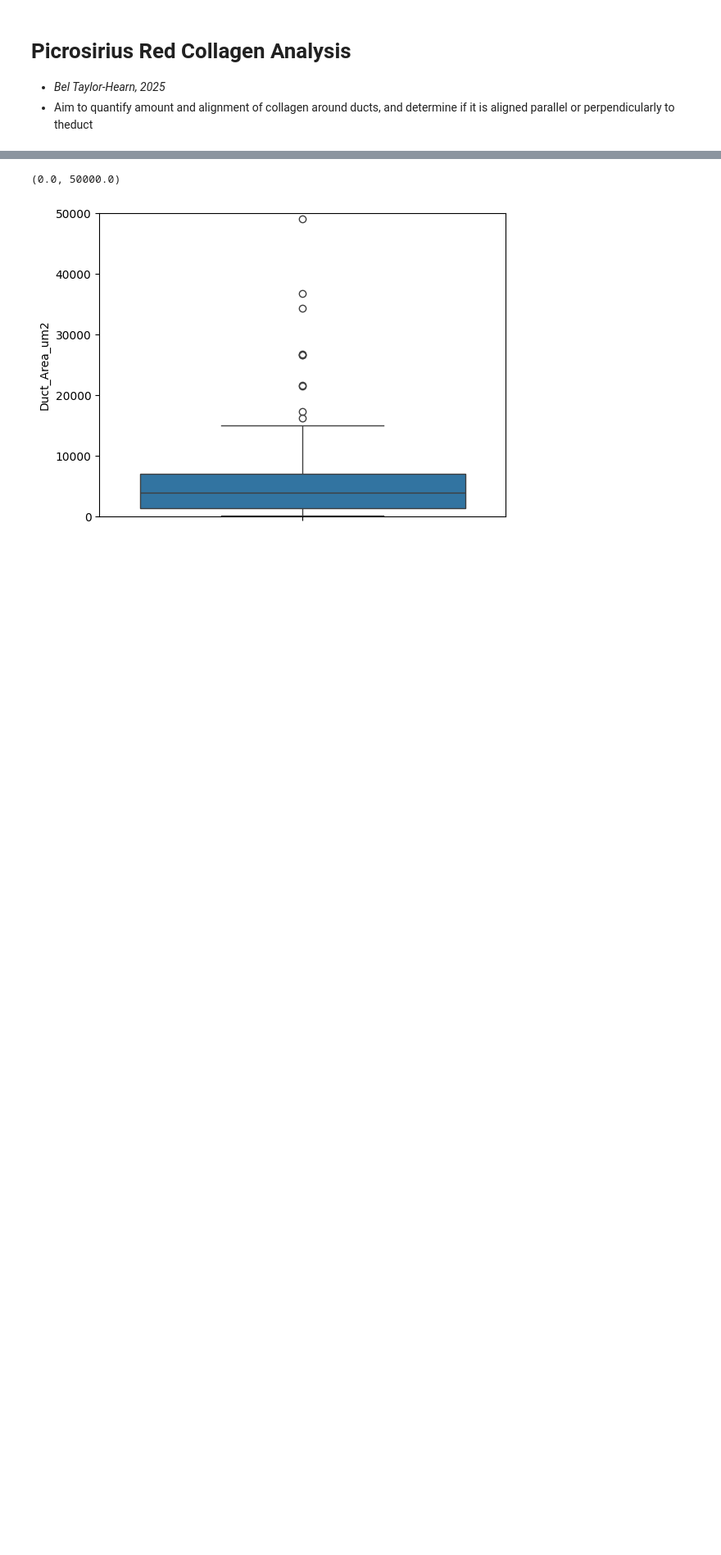
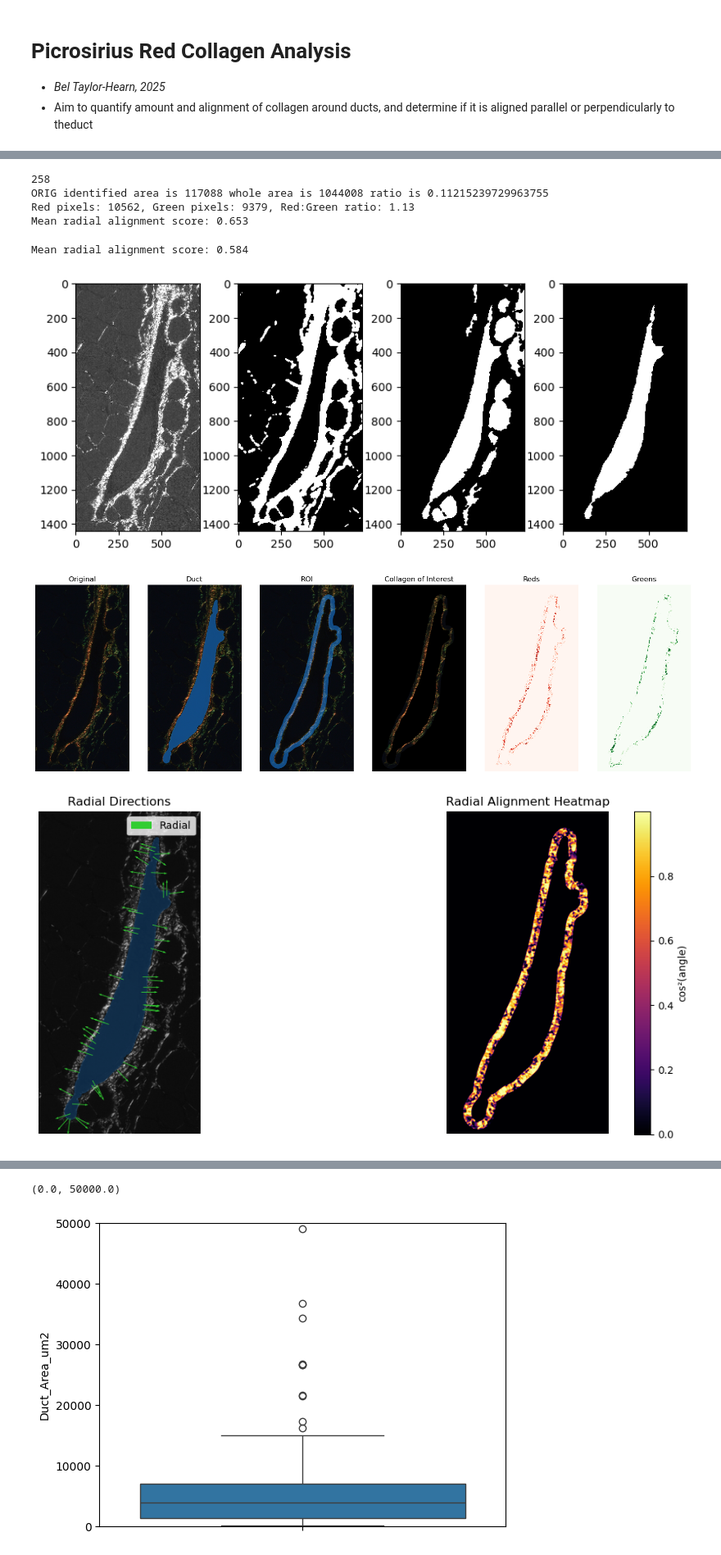
Before and after one commit to isobelth/image_quantification, a Jupyter notebook: Picrosirius_Red_Collagen_Analaysis/Picrosirius_Red_Collagen_Alignment_Analysis_WORK_IN_PROGRESS.ipynb, the cells around one changed output, grey strips where cells are left out. Shown at 82% size. Saved outputs shown, nothing was run; the diff lists cells and outputs as text; code cells hidden in the pictures; blank space fills up the shorter version.

```diff
--- a/Picrosirius_Red_Collagen_Analaysis/Picrosirius_Red_Collagen_Alignment_Analysis_WORK_IN_PROGRESS.ipynb
+++ b/Picrosirius_Red_Collagen_Analaysis/Picrosirius_Red_Collagen_Alignment_Analysis_WORK_IN_PROGRESS.ipynb
@@ -469,15 +493,15 @@ def add_image_details(df, filename, flag):
         df["condition"] = "unknown!"
     return df
 # %%
-def segment_and_quantify(image_paths, i):
+def segment_and_quantify(image_paths, i, to_plot=True):
     try:
         original_image, ring_mask, collagen_of_interest, smoothed_duct, ring_area_um2, duct_area_um2, flag, total_collagen = segment_duct(image_paths[i])
         ratio, red_mask, green_mask, num_red, num_green = red_green_ratio (original_image, ring_mask)
         sample_idx, x_coords, y_coords, alignment_map, alignment_score, rx, ry = quantify_alignment(original_image, ring_mask, smoothed_duct)
         sample_idx_thick, x_coords_thick, y_coords_thick, alignment_map_thick, alignment_score_thick, rx_thick, ry_thick = quantify_alignment(original_image, ring_mask, smoothed_duct, fiber_mask=red_mask)
-
-        plot_outputs(image_paths[i], original_image, ring_mask, collagen_of_interest, smoothed_duct, red_mask, green_mask, x_coords, y_coords, rx, ry, sample_idx, alignment_map)
-        plt.close()
+        if to_plot == True:
+            plot_outputs(image_paths[i], original_image, ring_mask, collagen_of_interest, smoothed_duct, red_mask, green_mask, x_coords, y_coords, rx, ry, sample_idx, alignment_map)
+            #plt.close()
         outputs = pd.DataFrame([{
             "Image": os.path.basename(image_paths[i]).lower().replace(".tif", ""),
             "Total_Collagen": total_collagen,
@@ -787 +532,17 @@ Mean radial alignment score: 0.466
+# %%
+image_root = "C:\\Users\\isobe\\Dropbox (Personal)\\Picrosirius_Red_Stain_Quantification\\Images"
+image_paths = list(pathlib.Path(image_root).rglob("*.{}".format("tif")))
+print(len(image_paths))
+i=5
+outputs = segment_and_quantify(image_paths, i)
+# original_image, ring_mask, collagen_of_interest, smoothed_duct, ring_area_um2, duct_area_um2, flag, total_collagen = segment_duct(image_paths[i])
+# %% [output]
+258
+ORIG identified area is 117088 whole area is 1044008 ratio is 0.11215239729963755
+Red pixels: 10562, Green pixels: 9379, Red:Green ratio: 1.13
+Mean radial alignment score: 0.653
+Mean radial alignment score: 0.584
+[figure, added]
+[figure, added]
+[figure, added]
 # %%
```
Also changed, not shown: parts of 29 cells of this notebook, 6 other files.
